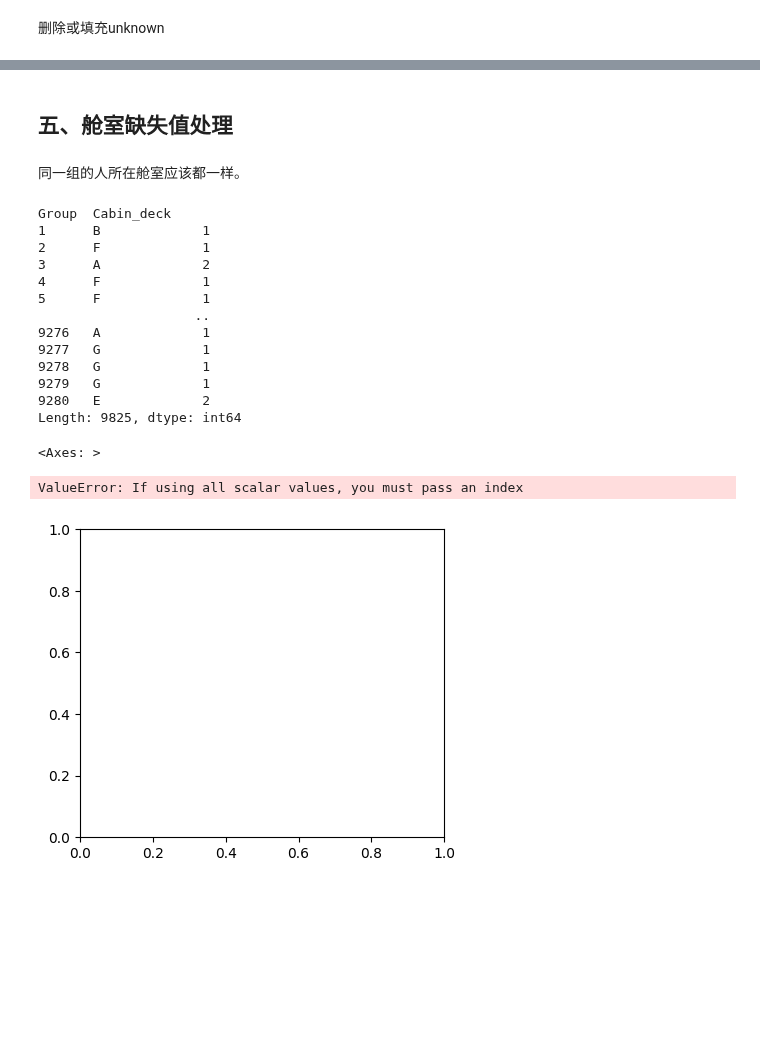
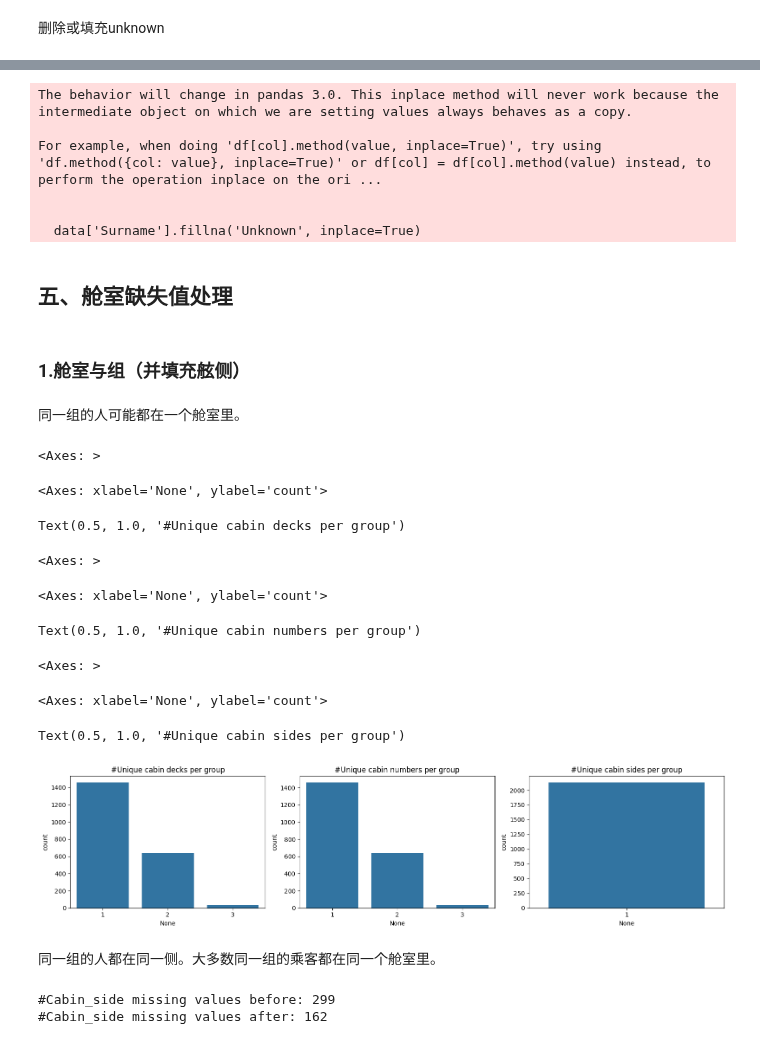
Before and after one commit to GiaooaiG/spaceship-titanic, a Jupyter notebook: 缺失值处理.ipynb, the cells around one changed output, grey strips where cells are left out. Drawn from its saved outputs; the diff is of its cells as text; code cells hidden in the pictures; blank space fills up the shorter version.

```diff
--- a/缺失值处理.ipynb
+++ b/缺失值处理.ipynb
@@ -359,53 +312,62 @@ print('#CryoSleep missing values after:',data['CryoSleep'].isna().sum())
+# %%
+# Replace NaN's with outliers (so we can use map)
+data['Surname'].fillna('Unknown', inplace=True)
+
+# Update family size feature
+data['Family_Size']=data['Surname'].map(lambda x: data['Surname'].value_counts()[x])
+
+# Put NaN's back in place of outliers
+data.loc[data['Surname']=='Unknown','Surname']=np.nan
+
+# Say unknown surname means no family
+data.loc[data['Family_Size']>100,'Family_Size']=0
+# %% [output]
+The behavior will change in pandas 3.0. This inplace method will never work because the intermediate object on which we are setting values always behaves as a copy.
+
+For example, when doing 'df[col].method(value, inplace=True)', try using 'df.method({col: value}, inplace=True)' or df[col] = df[col].method(value) instead, to perform the operation inplace on the ori ...
+
+
+  data['Surname'].fillna('Unknown', inplace=True)
 # %% [markdown]
 ## 五、舱室缺失值处理
+# %% [markdown]
+### 1.舱室与组（并填充舷侧）
 # %% [markdown]
-同一组的人所在舱室应该都一样。
+同一组的人可能都在一个舱室里。
-# %%
-a=data.groupby(['Group','Cabin_deck']).size()
-a
-a[a==0]
-# %% [output]
-Group  Cabin_deck
-1      B             1
-2      F             1
-3      A             2
-4      F             1
-5      F             1
-                    ..
-9276   A             1
-9277   G             1
-9278   G             1
-9279   G             1
-9280   E             2
-Length: 9825, dtype: int64
 # %%
 # Joint distribution of Group and Cabin features
 GCD_gb=data[data['Group_size']>1].groupby(['Group','Cabin_deck'])['Cabin_deck'].size().unstack().fillna(0)
 GCN_gb=data[data['Group_size']>1].groupby(['Group','Cabin_number'])['Cabin_number'].size().unstack().fillna(0)
 GCS_gb=data[data['Group_size']>1].groupby(['Group','Cabin_side'])['Cabin_side'].size().unstack().fillna(0)
 
-CDs_per_group=data[data['Group_size']>1].groupby(['Group','Cabin_deck'])['Cabin_deck'].nunique()
-CNs_per_group=data[data['Group_size']>1].groupby(['Group','Cabin_number'])['Cabin_number'].nunique()
-CSs_per_group=data[data['Group_size']>1].groupby(['Group','Cabin_side'])['Cabin_side'].nunique()
 
 # Countplots
 fig=plt.figure(figsize=(16,4))
 plt.subplot(1,3,1)
-sns.countplot(x=CDs_per_group,data=data)
+sns.countplot(x=(GCD_gb>0).sum(axis=1))
 plt.title('#Unique cabin decks per group')
 
 plt.subplot(1,3,2)
-sns.countplot(x=CNs_per_group,data=data)
+sns.countplot(x=(GCN_gb>0).sum(axis=1))
 plt.title('#Unique cabin numbers per group')
 
 plt.subplot(1,3,3)
-sns.countplot(x=CSs_per_group,data=data)
+sns.countplot(x=(GCS_gb>0).sum(axis=1))
 plt.title('#Unique cabin sides per group')
 fig.tight_layout()
 # %% [output]
 <Axes: >
-ValueError: If using all scalar values, you must pass an index
+<Axes: xlabel='None', ylabel='count'>
+Text(0.5, 1.0, '#Unique cabin decks per group')
+<Axes: >
+<Axes: xlabel='None', ylabel='count'>
+Text(0.5, 1.0, '#Unique cabin numbers per group')
+<Axes: >
+<Axes: xlabel='None', ylabel='count'>
+Text(0.5, 1.0, '#Unique cabin sides per group')
-[figure, old version]
+[figure, new version]
+# %% [markdown]
+同一组的人都在同一侧。大多数同一组的乘客都在同一个舱室里。
 # %%
 # Missing values before
 CS_bef=data['Cabin_side'].isna().sum()
@@ -419,3 +381,6 @@ data.loc[GCS_index,'Cabin_side']=data.iloc[GCS_index,:]['Group'].map(lambda x: G
 # Print number of missing values left
 print('#Cabin_side missing values before:',CS_bef)
 print('#Cabin_side missing values after:',data['Cabin_side'].isna().sum())
+# %% [output]
+#Cabin_side missing values before: 299
+#Cabin_side missing values after: 162
```
Also changed, not shown: parts of 64 cells of this notebook, 4 other files.
